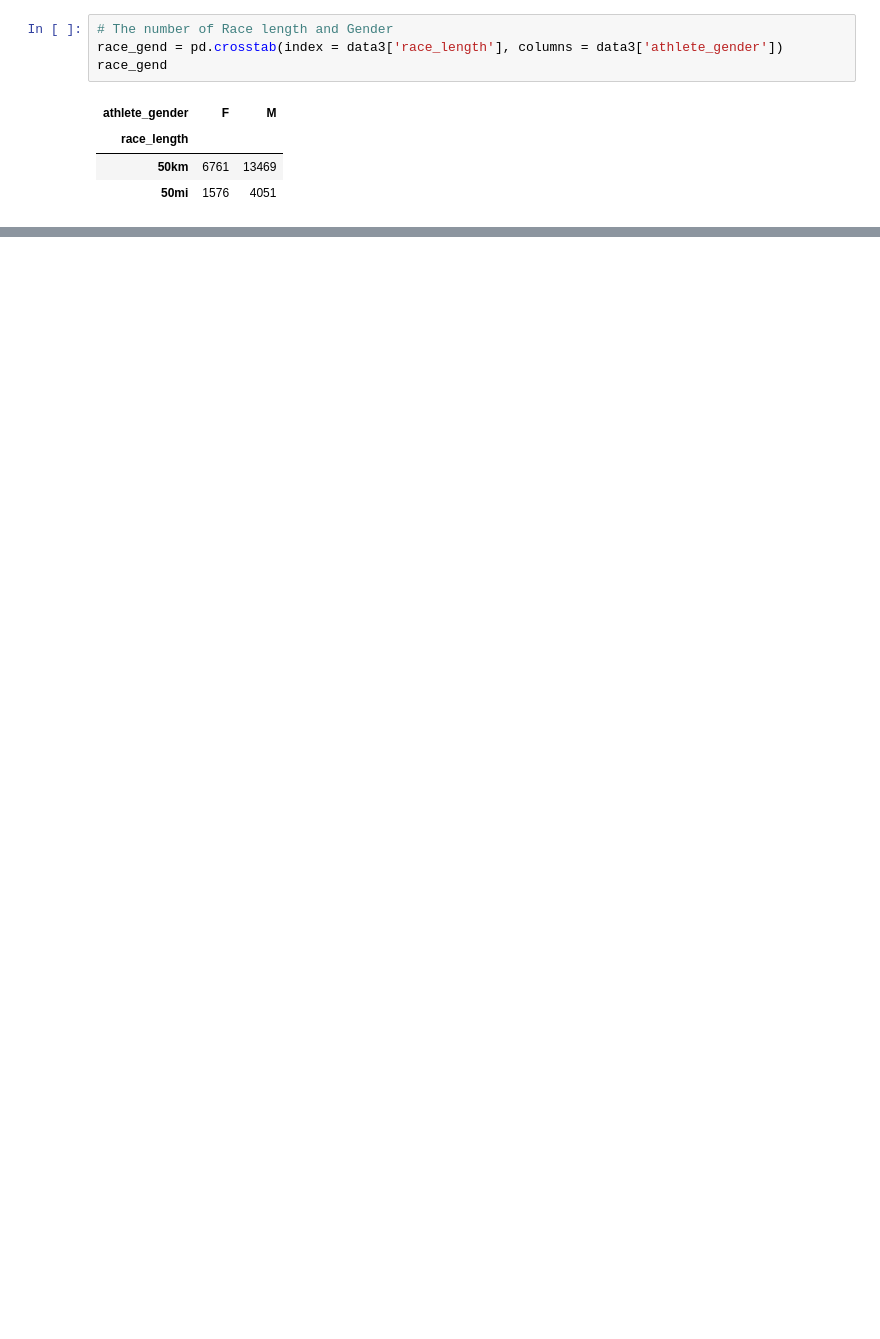
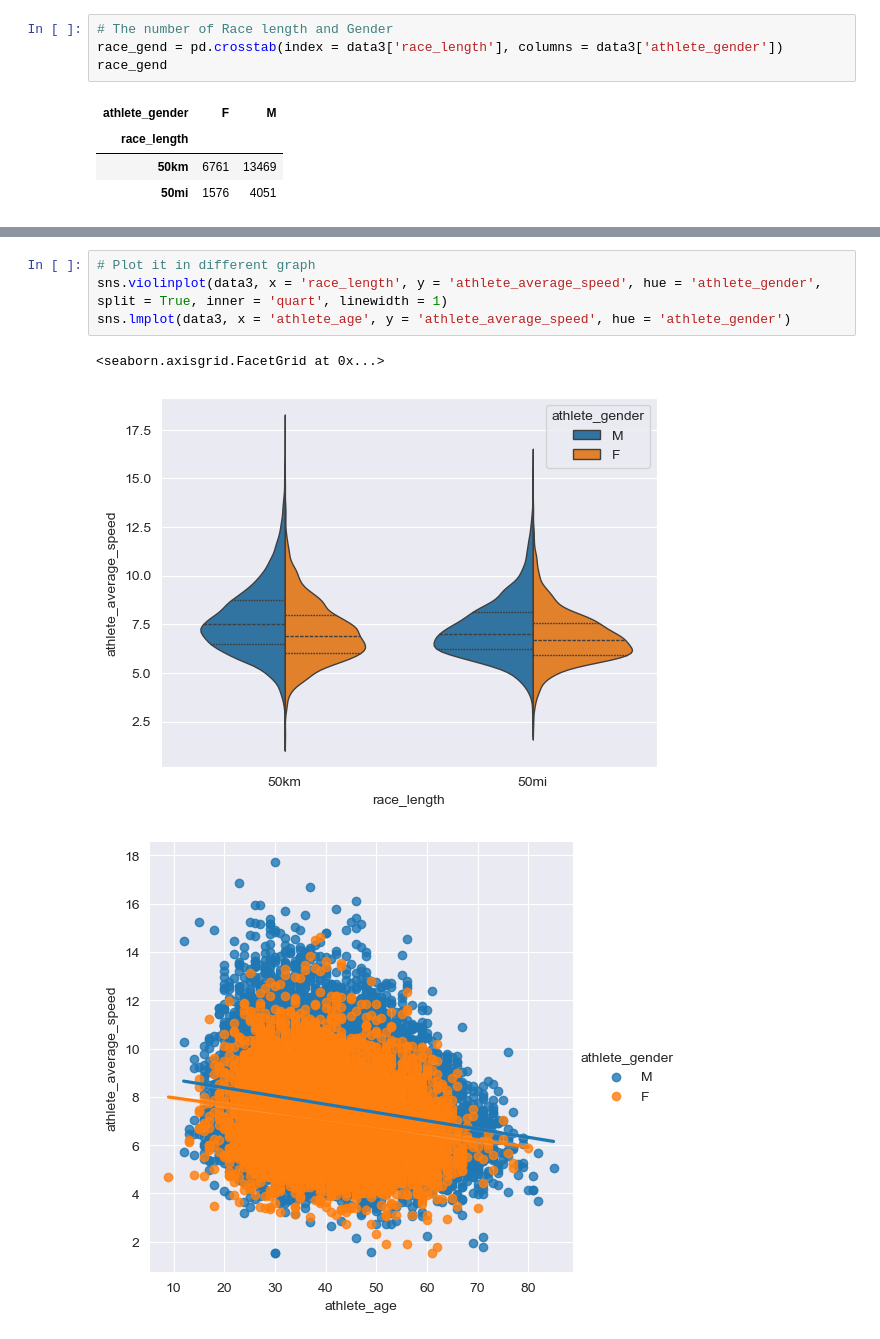
Before and after one commit to kc89878/Ultra-Marathon-Analysis, a Jupyter notebook: Ultra Marathon Analysis.ipynb, the cells around one changed output, grey strips where cells are left out. Cells and saved outputs as stored; diff of their text form; blank space fills up the shorter version.

```diff
--- a/Ultra Marathon Analysis.ipynb
+++ b/Ultra Marathon Analysis.ipynb
@@ -239,3 +221,11 @@ race_gend.plot(kind = 'bar',title = 'Race Length vs Gender', ylabel = 'Count', x
+# %%
+# Plot it in different graph
+sns.violinplot(data3, x = 'race_length', y = 'athlete_average_speed', hue = 'athlete_gender', split = True, inner = 'quart', linewidth = 1)
+sns.lmplot(data3, x = 'athlete_age', y = 'athlete_average_speed', hue = 'athlete_gender')
+# %% [output]
+<seaborn.axisgrid.FacetGrid at 0x...>
+[figure, added]
+[figure, added]
 # %%
 # Finding correlation between Average Speed - Race Length with Gender
 sns.lmplot(data = data3,x = 'athlete_age', y = 'athlete_average_speed', col = 'athlete_gender', row = 'race_length', scatter_kws = {"s":3}, line_kws = {"lw":2,'color':'tomato'})
```
Also changed, not shown: parts of 33 cells of this notebook.
